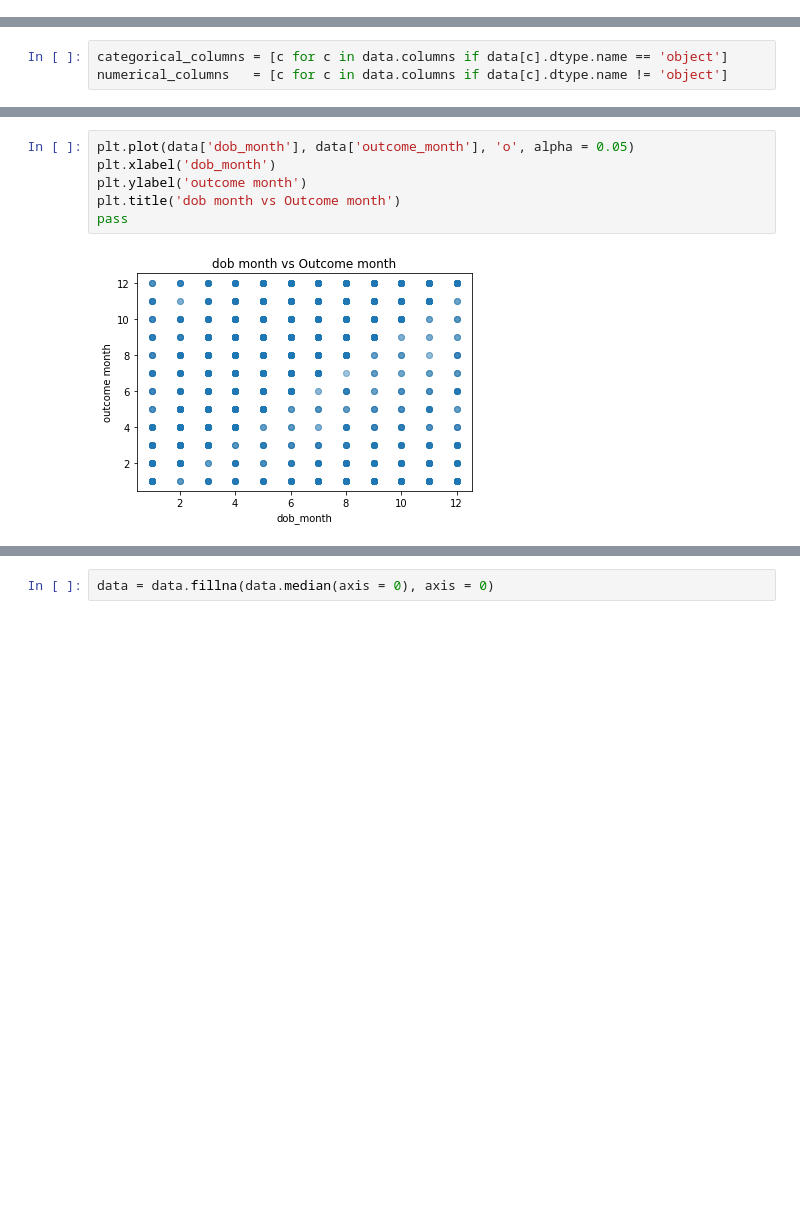
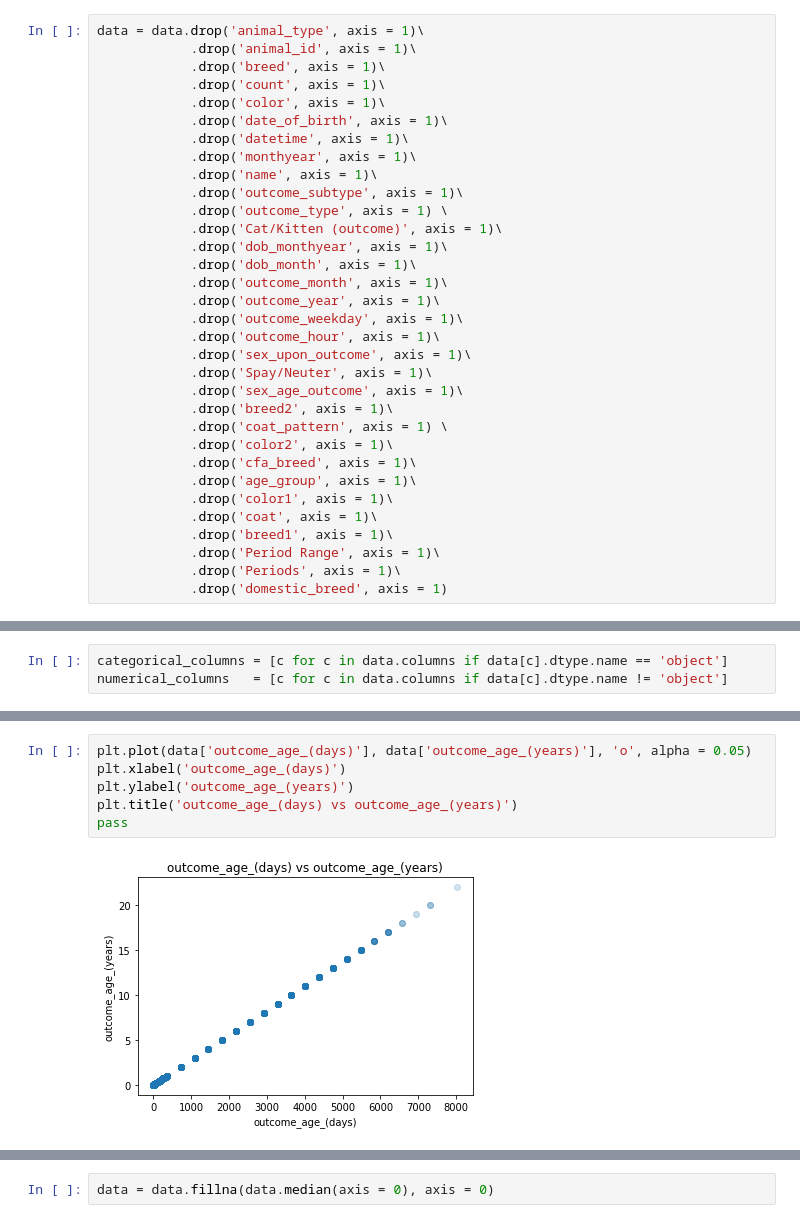
Before and after one commit to KulyginaJulia/Machine_Learning, a Jupyter notebook: Lab1.ipynb, the cells around one changed output, grey strips where cells are left out. Drawn from its saved outputs; the diff is of its cells as text; blank space fills up the shorter version.

```diff
--- a/Lab1.ipynb
+++ b/Lab1.ipynb
@@ -146,3 +70,36 @@ data[['name', 'age_upon_outcome']].head()
 | 2 | *Frida | 3 months |
 | 3 | Stella Luna | 1 year |
 | 4 | NaN | 3 weeks |
+# %%
+data = data.drop('animal_type', axis = 1)\
+            .drop('animal_id', axis = 1)\
+            .drop('breed', axis = 1)\
+            .drop('count', axis = 1)\
+            .drop('color', axis = 1)\
+            .drop('date_of_birth', axis = 1)\
+            .drop('datetime', axis = 1)\
+            .drop('monthyear', axis = 1)\
+            .drop('name', axis = 1)\
+            .drop('outcome_subtype', axis = 1)\
+            .drop('outcome_type', axis = 1) \
+            .drop('Cat/Kitten (outcome)', axis = 1)\
+            .drop('dob_monthyear', axis = 1)\
+            .drop('dob_month', axis = 1)\
+            .drop('outcome_month', axis = 1)\
+            .drop('outcome_year', axis = 1)\
+            .drop('outcome_weekday', axis = 1)\
+            .drop('outcome_hour', axis = 1)\
+            .drop('sex_upon_outcome', axis = 1)\
+            .drop('Spay/Neuter', axis = 1)\
+            .drop('sex_age_outcome', axis = 1)\
+            .drop('breed2', axis = 1)\
+            .drop('coat_pattern', axis = 1) \
+            .drop('color2', axis = 1)\
+            .drop('cfa_breed', axis = 1)\
+            .drop('age_group', axis = 1)\
+            .drop('color1', axis = 1)\
+            .drop('coat', axis = 1)\
+            .drop('breed1', axis = 1)\
+            .drop('Period Range', axis = 1)\
+            .drop('Periods', axis = 1)\
+            .drop('domestic_breed', axis = 1)
@@ -239,11 +184,11 @@ pass
 # %%
-plt.plot(data['dob_month'], data['outcome_month'], 'o', alpha = 0.05)
-plt.xlabel('dob_month')
-plt.ylabel('outcome month')
-plt.title('dob month vs Outcome month')
+plt.plot(data['outcome_age_(days)'], data['outcome_age_(years)'], 'o', alpha = 0.05)
+plt.xlabel('outcome_age_(days)')
+plt.ylabel('outcome_age_(years)')
+plt.title('outcome_age_(days) vs outcome_age_(years)')
 pass
 # %% [output]
-[figure, old version]
+[figure, new version]
 # %%
 data.corr()
 # %% [output]
```
Also changed, not shown: parts of 79 cells of this notebook.
